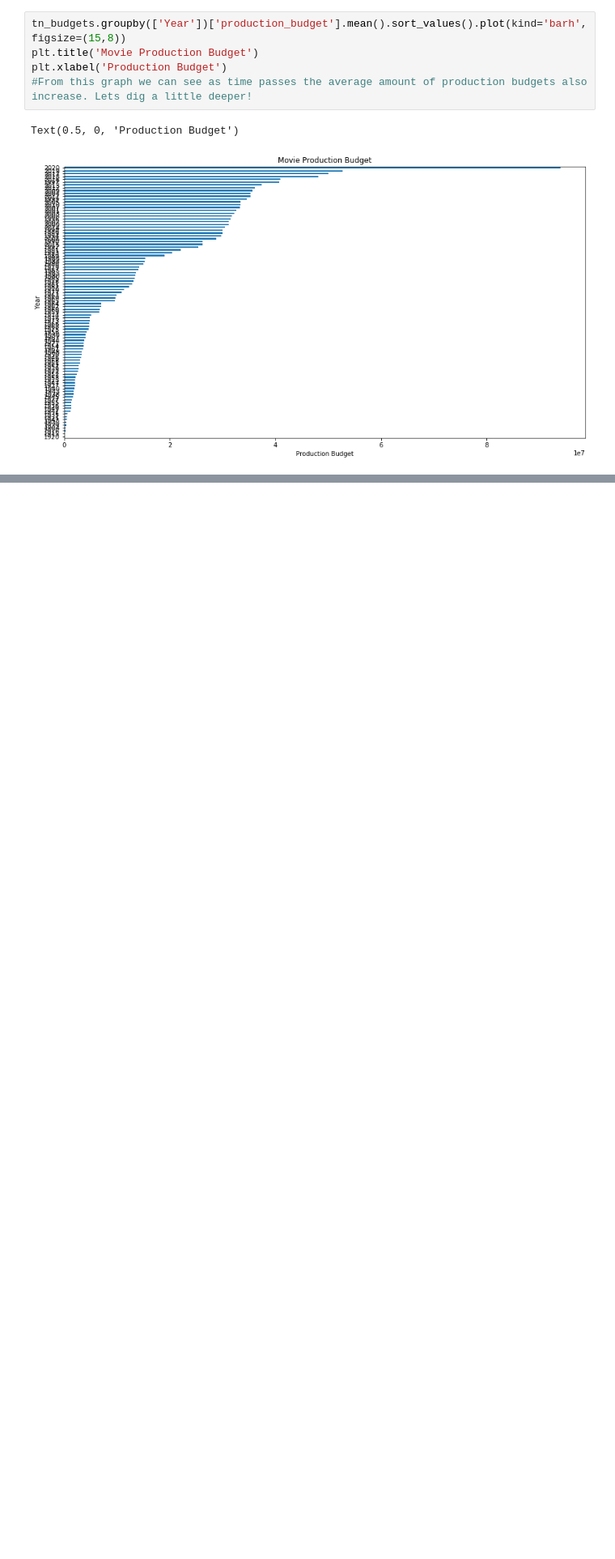
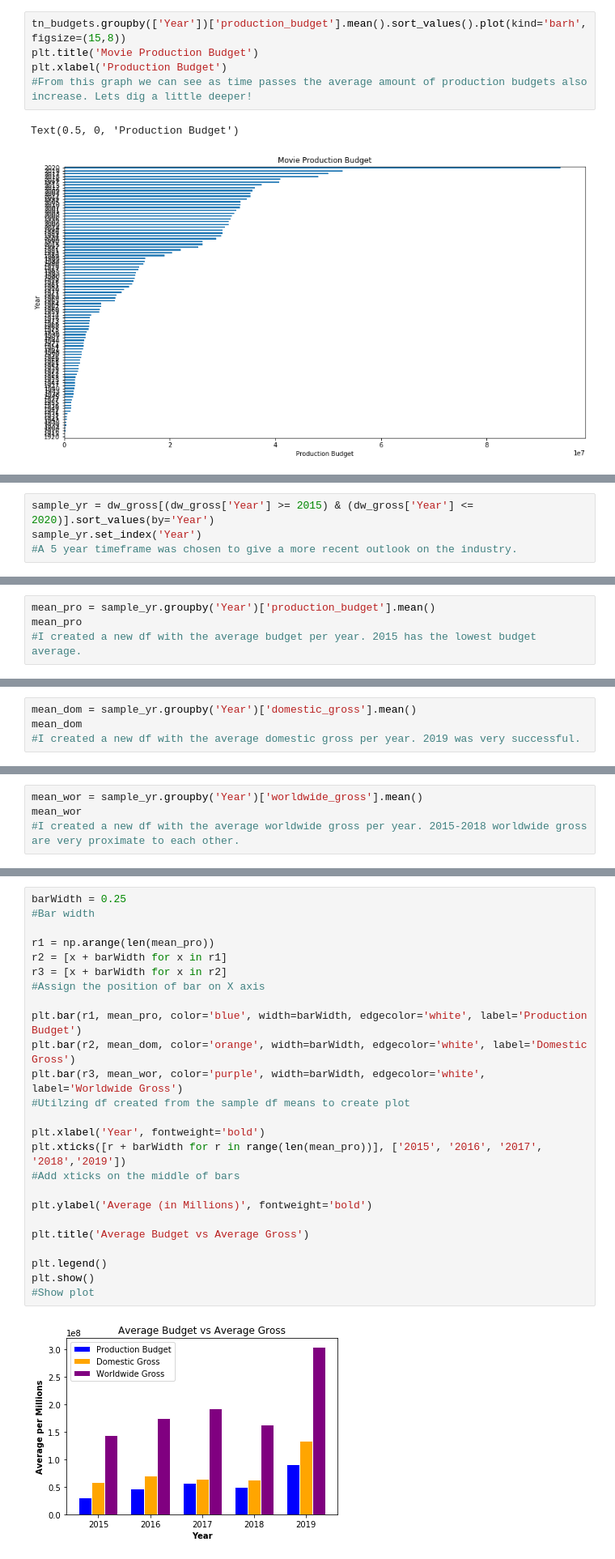
Before and after one commit to Nyla-max/dsc-mod-1-project-v2-1-onl01-dtsc-pt-012120, a Jupyter notebook: student.ipynb, the cells around one changed output, grey strips where cells are left out. Shown: that part at 81% size. Drawn from its saved outputs; the diff is of its cells as text; blank space fills up the shorter version.

```diff
--- a/student.ipynb
+++ b/student.ipynb
@@ -177,0 +134,4 @@ Name: worldwide_gross, Length: 55, dtype: float64
+# %%
+sample_yr = dw_gross[(dw_gross['Year'] >= 2015) & (dw_gross['Year'] <= 2020)].sort_values(by='Year')
+sample_yr.set_index('Year')
+#A 5 year timeframe was chosen to give a more recent outlook on the industry.
@@ -177,0 +161,4 @@ Name: worldwide_gross, Length: 55, dtype: float64
+# %%
+mean_pro = sample_yr.groupby('Year')['production_budget'].mean()
+mean_pro
+#I created a new df with the average budget per year. 2015 has the lowest budget average.
@@ -177,0 +173,4 @@ Name: worldwide_gross, Length: 55, dtype: float64
+# %%
+mean_dom = sample_yr.groupby('Year')['domestic_gross'].mean()
+mean_dom
+#I created a new df with the average domestic gross per year. 2019 was very successful.
@@ -177,0 +185,4 @@ Name: worldwide_gross, Length: 55, dtype: float64
+# %%
+mean_wor = sample_yr.groupby('Year')['worldwide_gross'].mean()
+mean_wor
+#I created a new df with the average worldwide gross per year. 2015-2018 worldwide gross are very proximate to each other.
@@ -178,3 +197,30 @@ Name: worldwide_gross, Length: 55, dtype: float64
+# %%
+barWidth = 0.25
+#Bar width
+
+r1 = np.arange(len(mean_pro))
+r2 = [x + barWidth for x in r1]
+r3 = [x + barWidth for x in r2]
+#Assign the position of bar on X axis
+
+plt.bar(r1, mean_pro, color='blue', width=barWidth, edgecolor='white', label='Production Budget')
+plt.bar(r2, mean_dom, color='orange', width=barWidth, edgecolor='white', label='Domestic Gross')
+plt.bar(r3, mean_wor, color='purple', width=barWidth, edgecolor='white', label='Worldwide Gross')
+#Utilzing df created from the sample df means to create plot
+
+plt.xlabel('Year', fontweight='bold')
+plt.xticks([r + barWidth for r in range(len(mean_pro))], ['2015', '2016', '2017', '2018','2019'])
+#Add xticks on the middle of bars
+
+plt.ylabel('Average (in Millions)', fontweight='bold')
+
+plt.title('Average Budget vs Average Gross')
+
+plt.legend()
+plt.show()
+#Show plot
+# %% [output]
+[figure, added]
 # %%
 mark1_gross = tn_budgets[(tn_budgets['domestic_gross'] == 0) & (tn_budgets['worldwide_gross'] == 0 )].sort_values(by='Year')
 mark1_gross.shape
```
Also changed, not shown: parts of 30 cells of this notebook.
